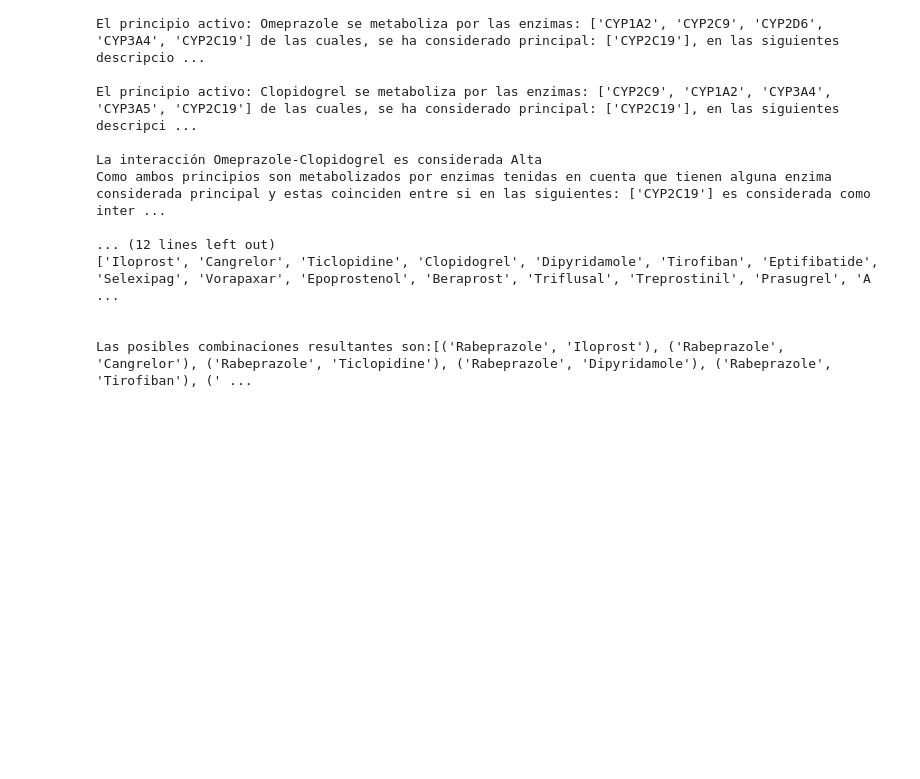
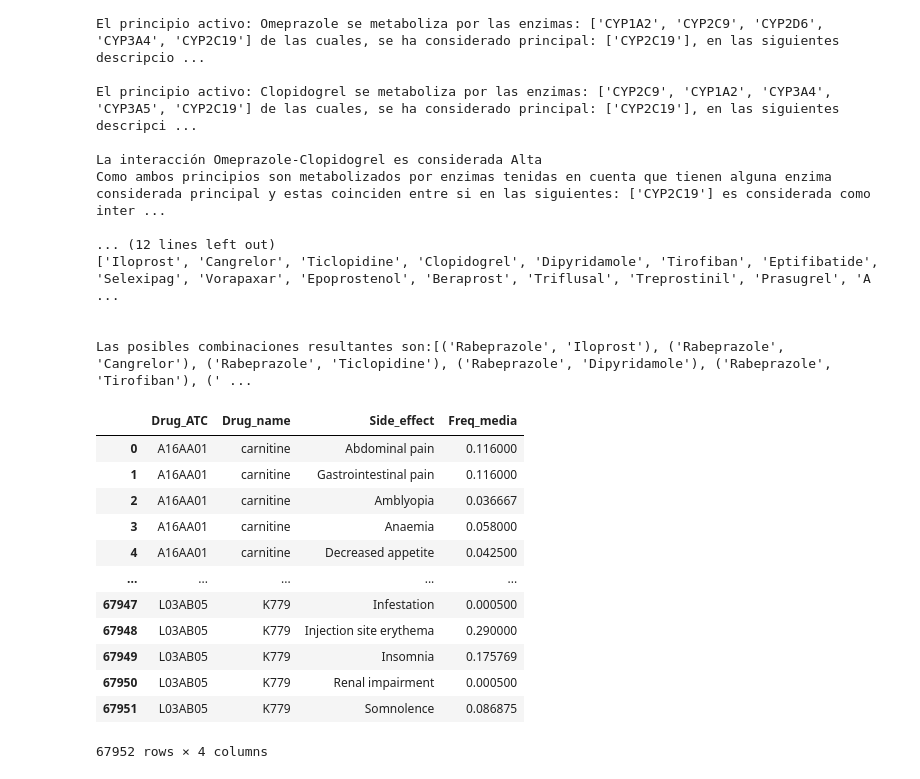
Before and after one commit to CarmenRu/TFG, a Jupyter notebook: Algoritmo DDI.ipynb, the cells around one changed output. Drawn from its saved outputs; the diff is of its cells as text; code cells hidden in the pictures; blank space fills up the shorter version.

Commit message:
Prueba de resultado de efectos adversos

```diff
--- a/Algoritmo DDI.ipynb
+++ b/Algoritmo DDI.ipynb
@@ -246,3 +246,19 @@ Como ambos principios son metabolizados por enzimas tenidas en cuenta que tienen
 
 
 Las posibles combinaciones resultantes son:[('Rabeprazole', 'Iloprost'), ('Rabeprazole', 'Cangrelor'), ('Rabeprazole', 'Ticlopidine'), ('Rabeprazole', 'Dipyridamole'), ('Rabeprazole', 'Tirofiban'), (' ...
+# %%
+efectos
+# %% [output]
+|  | Drug_ATC | Drug_name | Side_effect | Freq_media |
+| 0 | A16AA01 | carnitine | Abdominal pain | 0.116000 |
+| 1 | A16AA01 | carnitine | Gastrointestinal pain | 0.116000 |
+| 2 | A16AA01 | carnitine | Amblyopia | 0.036667 |
+| 3 | A16AA01 | carnitine | Anaemia | 0.058000 |
+| 4 | A16AA01 | carnitine | Decreased appetite | 0.042500 |
+| ... | ... | ... | ... | ... |
+| 67947 | L03AB05 | K779 | Infestation | 0.000500 |
+| 67948 | L03AB05 | K779 | Injection site erythema | 0.290000 |
+| 67949 | L03AB05 | K779 | Insomnia | 0.175769 |
+| 67950 | L03AB05 | K779 | Renal impairment | 0.000500 |
+| 67951 | L03AB05 | K779 | Somnolence | 0.086875 |
+67952 rows × 4 columns
```
Also changed, not shown: parts of 6 cells of this notebook, 1 other file.
